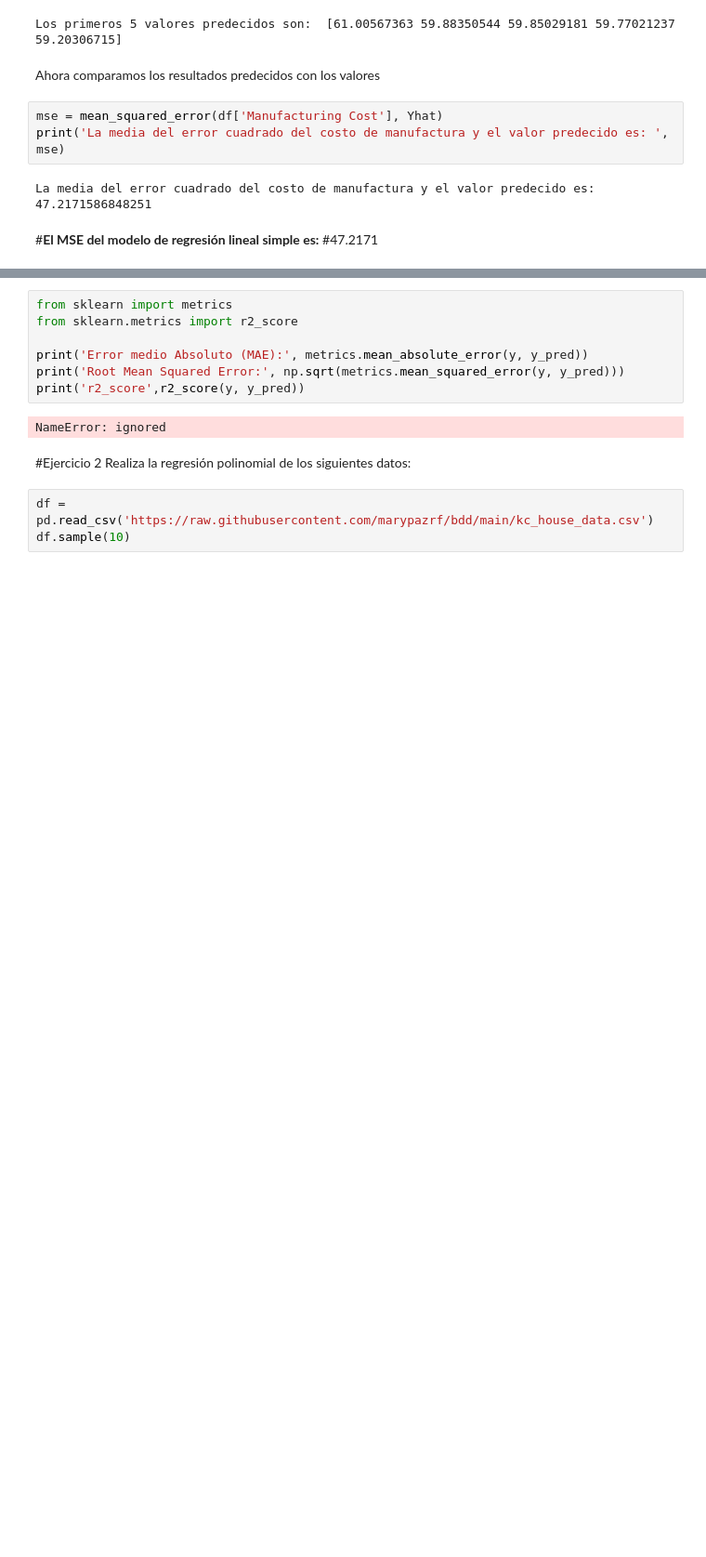
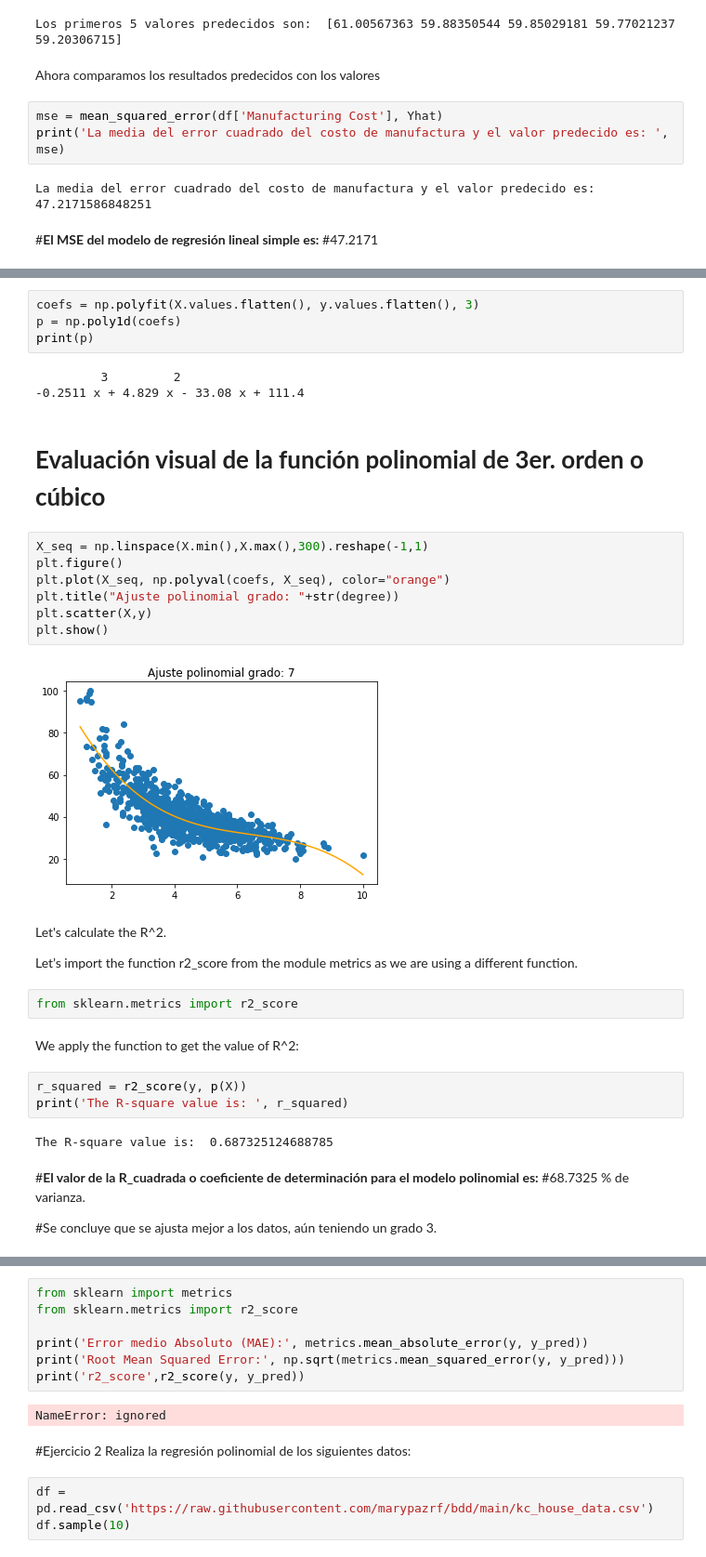
Before and after one commit to PosgradoMNA/actividades-de-aprendizaje-a00377571, a Jupyter notebook: A00377571_Regresion_lineal_polinomial.ipynb, the cells around one changed output, grey strips where cells are left out. Shown at 93% size. Saved outputs shown, nothing was run; the diff lists cells and outputs as text; blank space fills up the shorter version.

```diff
--- a/A00377571_Regresion_lineal_polinomial.ipynb
+++ b/A00377571_Regresion_lineal_polinomial.ipynb
@@ -448,0 +493,36 @@ La media del error cuadrado del costo de manufactura y el valor predecido es:  4
+# %%
+coefs = np.polyfit(X.values.flatten(), y.values.flatten(), 3)
+p = np.poly1d(coefs)
+print(p)
+# %% [output]
+         3         2
+-0.2511 x + 4.829 x - 33.08 x + 111.4
+# %% [markdown]
+# **Evaluación visual de la función polinomial de 3er. orden o cúbico**
+# %%
+X_seq = np.linspace(X.min(),X.max(),300).reshape(-1,1)
+plt.figure()
+plt.plot(X_seq, np.polyval(coefs, X_seq), color="orange")
+plt.title("Ajuste polinomial grado: "+str(degree))
+plt.scatter(X,y)
+plt.show()
+# %% [output]
+[figure, added]
+# %% [markdown]
+Let's calculate the R^2.
+
+Let’s import the function r2_score from the module metrics as we are using a different function.
+# %%
+from sklearn.metrics import r2_score
+# %% [markdown]
+We apply the function to get the value of R^2:
+# %%
+r_squared = r2_score(y, p(X))
+print('The R-square value is: ', r_squared)
+# %% [output]
+The R-square value is:  0.687325124688785
+# %% [markdown]
+#**El valor de la R_cuadrada o coeficiente de determinación para el modelo polinomial es:**
+#68.7325 % de varianza.
+
+#Se concluye que se ajusta mejor a los datos, aún teniendo un grado 3.
```
Also changed, not shown: parts of 14 cells of this notebook.
